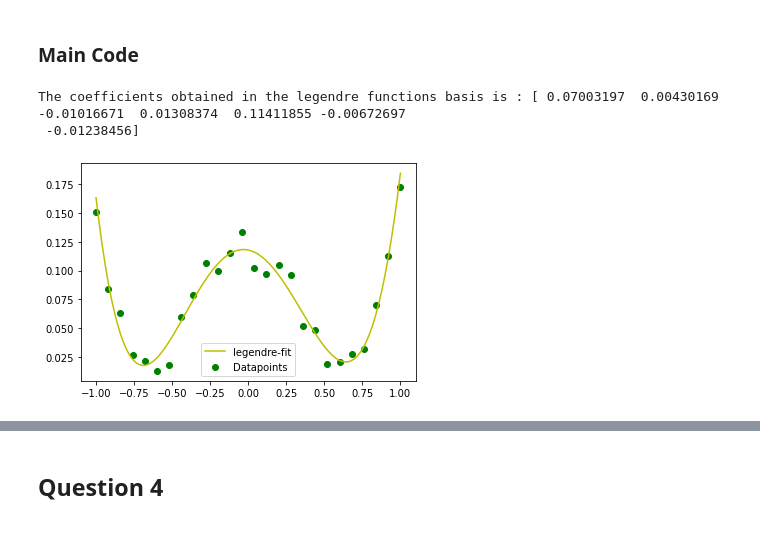
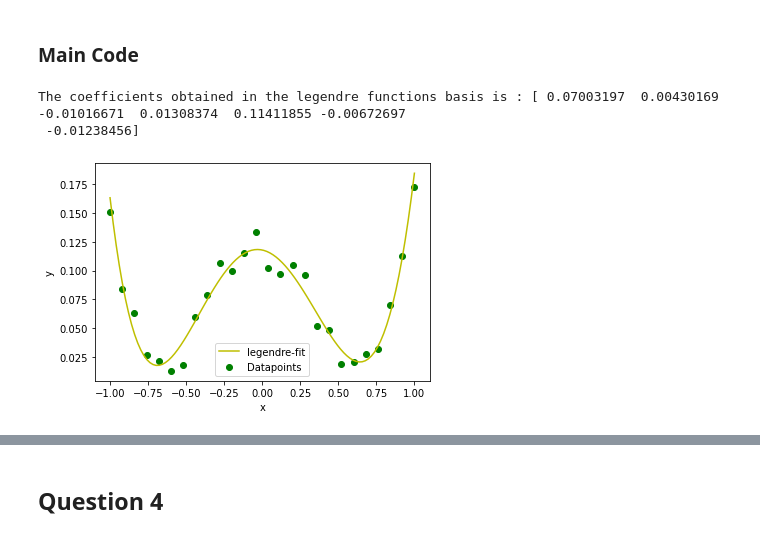
Before and after one commit to Rnazx/Codes_for_endsem, a Jupyter notebook: final_exam.ipynb, the cells around one changed output, grey strips where cells are left out. Drawn from its saved outputs; the diff is of its cells as text; code cells hidden in the pictures.

```diff
--- a/final_exam.ipynb
+++ b/final_exam.ipynb
@@ -6,0 +39,18 @@ import lib_for_endsem as lib
+# %%
+numwalks = 500
+steps = 200
+dimensions = 2
+
+#simulate 500 random numwalks of 200 steps in 2 dimensions
+m_walk = np.zeros((numwalks, steps, dimensions))
+for i in range(numwalks):
+    m_walk[i,:,:] = rmwalk_2d(steps, i+1)
+
+
+rmses = [rootmeansquare(j) for j in m_walk]
+rms_final = np.mean(rmses)
+print("Root mean square for 500 numwalks of 200 steps is: ", rms_final)
+print("The value of square root N is: ",np.sqrt(steps))
+
+'''Root mean square for 500 numwalks of 200 steps is:  9.140400837751091
+The value of square root N is:  14.142135623730951'''
@@ -48,30 +101,35 @@ def legendre_fit(X, Y, d = 3):
 # %%
 f = open('esem4fit.txt', 'r')
 data = np.genfromtxt(f, delimiter='')
 f.close()
 
 X = data.T[0]
 Y = data.T[1]
 
 order = 6
 
 coeff = legendre_fit(X, Y, order)
 
 c_0, c_1, c_2, c_3 = coeff[0], coeff[1], coeff[2], coeff[3]
 
 print("The coefficients obtained in the legendre functions basis is : {}".format(coeff))
 
 x = np.linspace(-1, 1, 100)
 y = 0
 for i in range(order):
     y += coeff[i] * legendre_poly(x , i)
 
 plt.scatter(X, Y, c = 'g', label="Datapoints")
 plt.plot(x, y, "y", label="legendre-fit")
+plt.xlabel('x')
+plt.ylabel('y')
+plt.legend()
+plt.savefig('legendre_fit_deg'+str(order)+'.png')
+plt.show()
 
-plt.legend()
-plt.show()
+'''The coefficients obtained in the legendre functions basis is : [ 0.07003197  0.00430169 -0.01016671  0.01308374  0.11411855 -0.00672697
+ -0.01238456]'''
 # %% [output]
 The coefficients obtained in the legendre functions basis is : [ 0.07003197  0.00430169 -0.01016671  0.01308374  0.11411855 -0.00672697
  -0.01238456]
-[figure, old version]
+[figure, new version]
```
Also changed, not shown: parts of 21 cells of this notebook.
